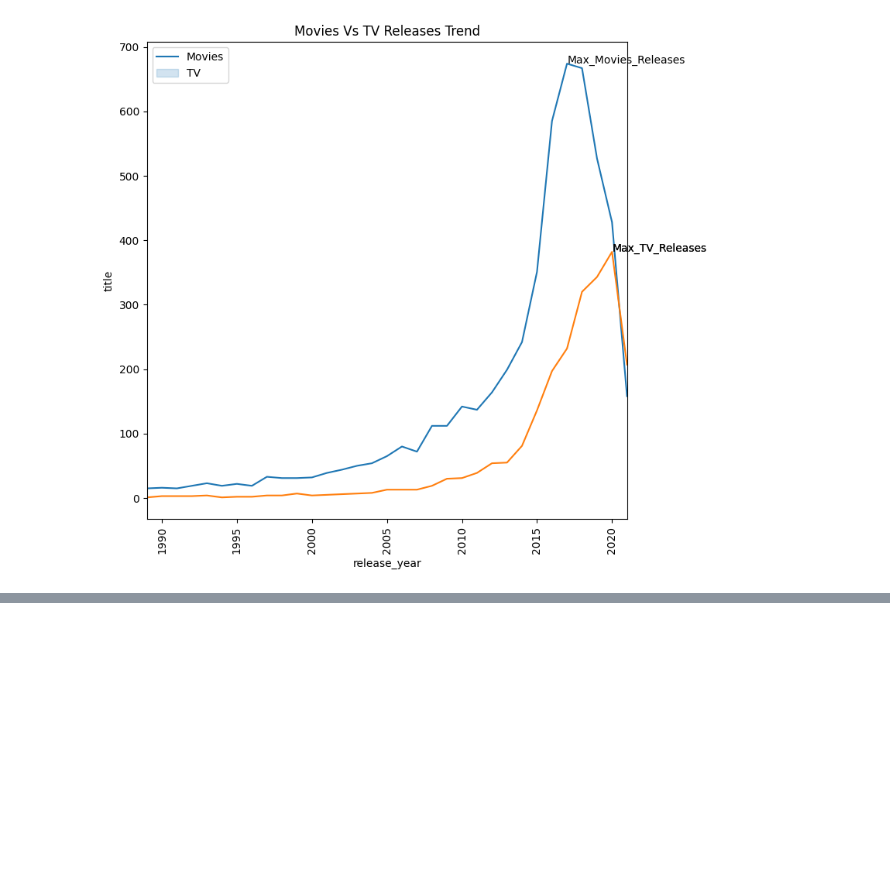
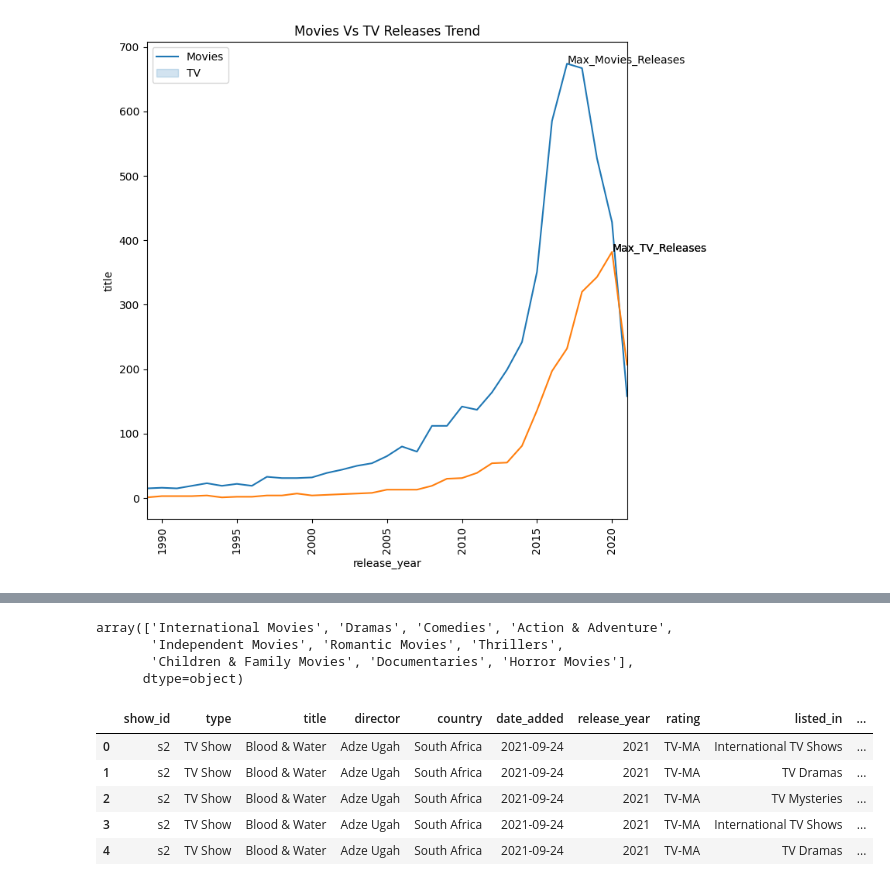
Before and after one commit to r9hit10/Netflix-Data-Analysis, a Jupyter notebook: Netflix_Case_Study.ipynb, the cells around one changed output, grey strips where cells are left out. Cells and saved outputs as stored; diff of their text form; code cells hidden in the pictures; blank space fills up the shorter version.

```diff
--- a/Netflix_Case_Study.ipynb
+++ b/Netflix_Case_Study.ipynb
@@ -853,0 +944,7 @@ plt.show()
+# %%
+Top10_Movie_Genres
+# %% [output]
+array(['International Movies', 'Dramas', 'Comedies', 'Action & Adventure',
+       'Independent Movies', 'Romantic Movies', 'Thrillers',
+       'Children & Family Movies', 'Documentaries', 'Horror Movies'],
+      dtype=object)
@@ -853,0 +958,9 @@ plt.show()
+# %%
+data.head()
+# %% [output]
+|  | show_id | type | title | director | country | date_added | release_year | rating | listed_in | ... |
+| 0 | s2 | TV Show | Blood & Water | Adze Ugah | South Africa | 2021-09-24 | 2021 | TV-MA | International TV Shows | ... |
+| 1 | s2 | TV Show | Blood & Water | Adze Ugah | South Africa | 2021-09-24 | 2021 | TV-MA | TV Dramas | ... |
+| 2 | s2 | TV Show | Blood & Water | Adze Ugah | South Africa | 2021-09-24 | 2021 | TV-MA | TV Mysteries | ... |
+| 3 | s2 | TV Show | Blood & Water | Adze Ugah | South Africa | 2021-09-24 | 2021 | TV-MA | International TV Shows | ... |
+| 4 | s2 | TV Show | Blood & Water | Adze Ugah | South Africa | 2021-09-24 | 2021 | TV-MA | TV Dramas | ... |
```
Also changed, not shown: parts of 119 cells of this notebook.
